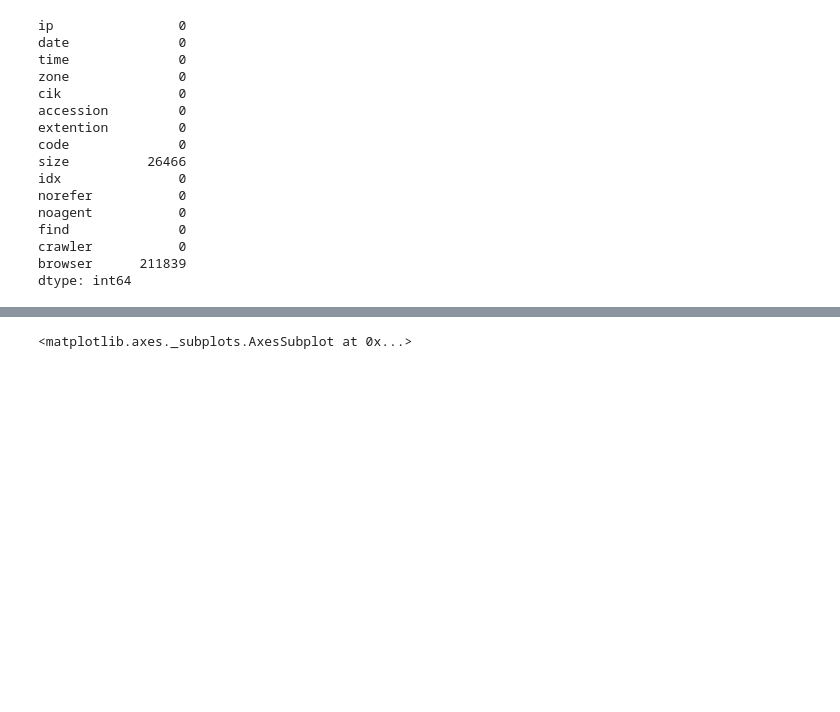
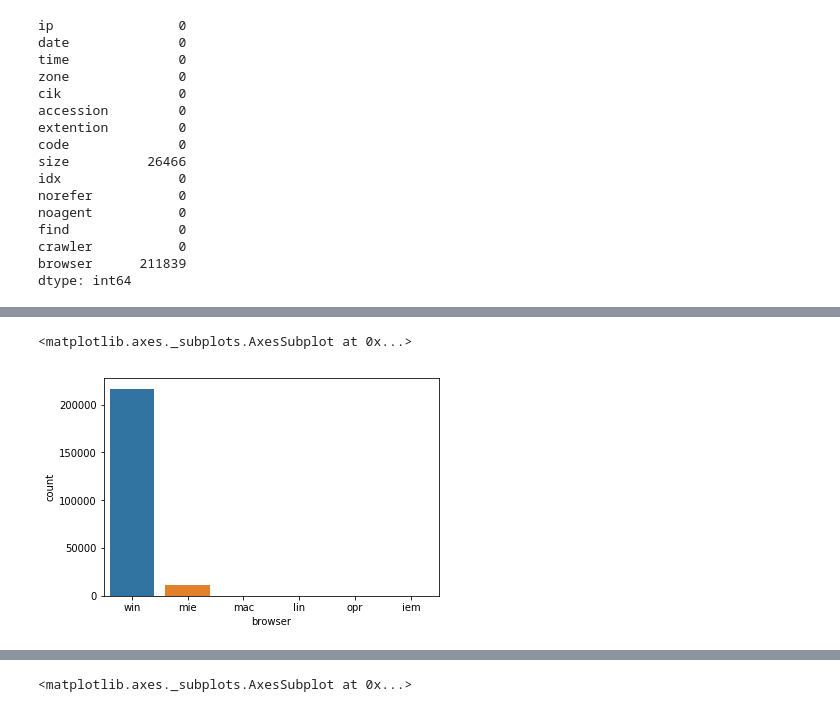
Before and after one commit to aahana-khajanchi/AdavancedDataScience-1, a Jupyter notebook: Assignment1/ADSassignment.ipynb, the cells around one changed output, grey strips where cells are left out. Drawn from its saved outputs; the diff is of its cells as text; code cells hidden in the pictures; blank space fills up the shorter version.

```diff
--- a/Assignment1/ADSassignment.ipynb
+++ b/Assignment1/ADSassignment.ipynb
@@ -115,0 +179,5 @@ data['size'].isnull().sum()
+# %%
+sns.countplot(data['browser'])
+# %% [output]
+<matplotlib.axes._subplots.AxesSubplot at 0x...>
+[figure, added]
```
Also changed, not shown: parts of 19 cells of this notebook.
